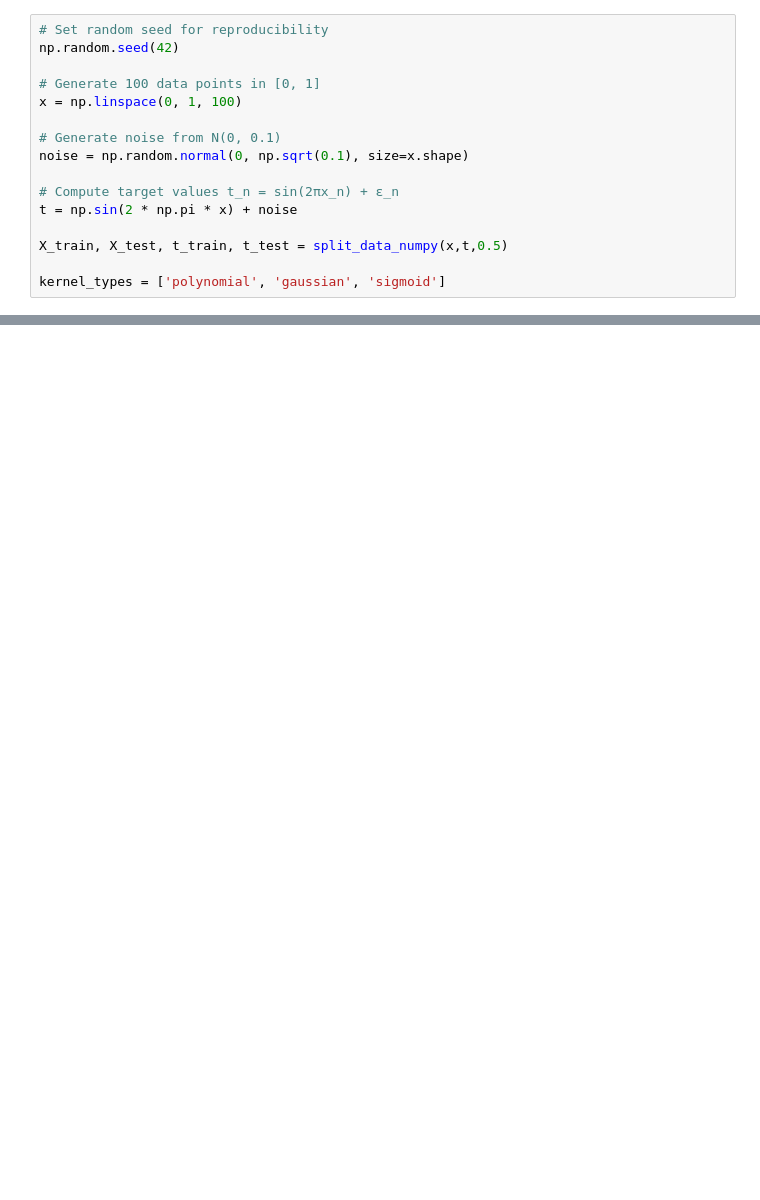
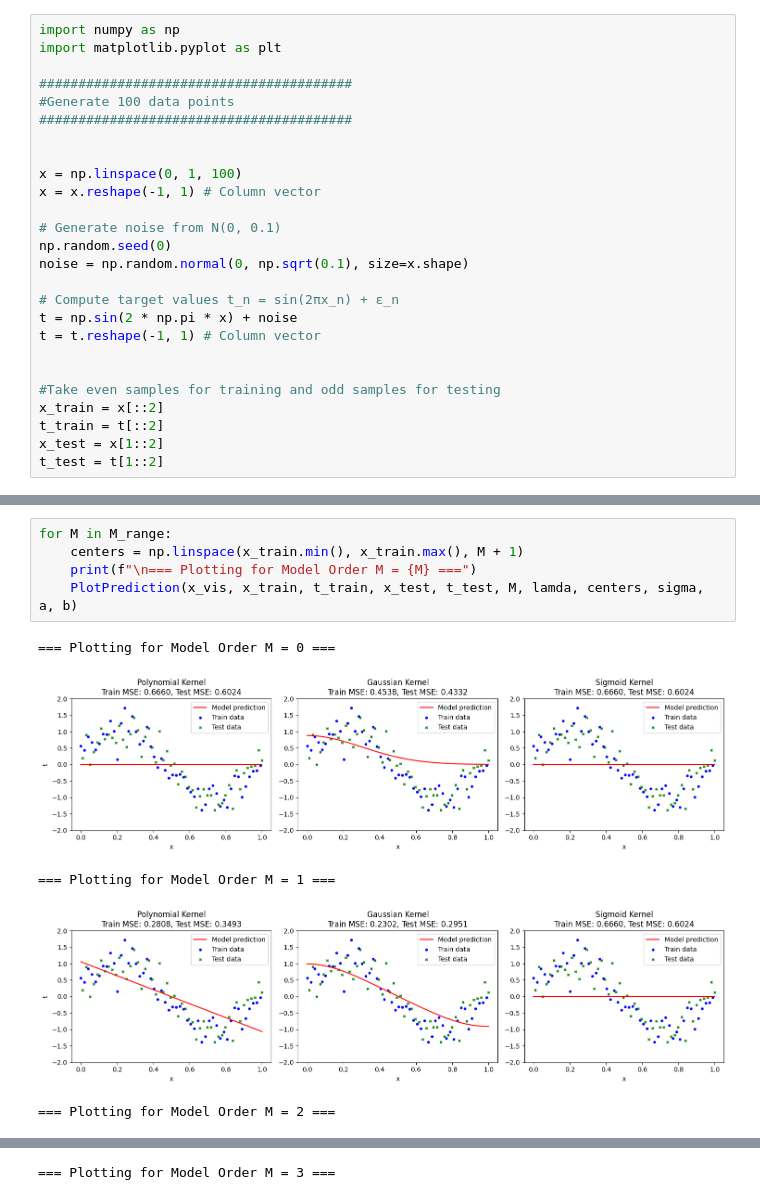
Before and after one commit to bhsh200/jpmc-case-study, a Jupyter notebook: Part3.ipynb, the cells around one changed output, grey strips where cells are left out. Drawn from its saved outputs; the diff is of its cells as text; blank space fills up the shorter version.

```diff
--- a/Part3.ipynb
+++ b/Part3.ipynb
@@ -76,16 +1,26 @@ def KernelRegressionPred_Error(w_est, X_train, Y_train, X_test, Y_test, kernelTy
 # %%
-# Set random seed for reproducibility
-np.random.seed(42)
+import numpy as np
+import matplotlib.pyplot as plt
 
-# Generate 100 data points in [0, 1]
+########################################
+#Generate 100 data points
+########################################
+
+
 x = np.linspace(0, 1, 100)
+x = x.reshape(-1, 1) # Column vector
 
 # Generate noise from N(0, 0.1)
+np.random.seed(0)
 noise = np.random.normal(0, np.sqrt(0.1), size=x.shape)
 
 # Compute target values t_n = sin(2πx_n) + ε_n
 t = np.sin(2 * np.pi * x) + noise
+t = t.reshape(-1, 1) # Column vector
 
-X_train, X_test, t_train, t_test = split_data_numpy(x,t,0.5)
 
-kernel_types = ['polynomial', 'gaussian', 'sigmoid']
+#Take even samples for training and odd samples for testing
+x_train = x[::2]
+t_train = t[::2]
+x_test = x[1::2]
+t_test = t[1::2]
@@ -152,0 +165,11 @@ plt.show()
+# %%
+for M in M_range:
+    centers = np.linspace(x_train.min(), x_train.max(), M + 1)
+    print(f"\n=== Plotting for Model Order M = {M} ===")
+    PlotPrediction(x_vis, x_train, t_train, x_test, t_test, M, lamda, centers, sigma, a, b)
+# %% [output]
+=== Plotting for Model Order M = 0 ===
+[figure, added]
+=== Plotting for Model Order M = 1 ===
+[figure, added]
+=== Plotting for Model Order M = 2 ===
@@ -152,0 +177 @@ plt.show()
+=== Plotting for Model Order M = 3 ===
```
Also changed, not shown: parts of 9 cells of this notebook.
